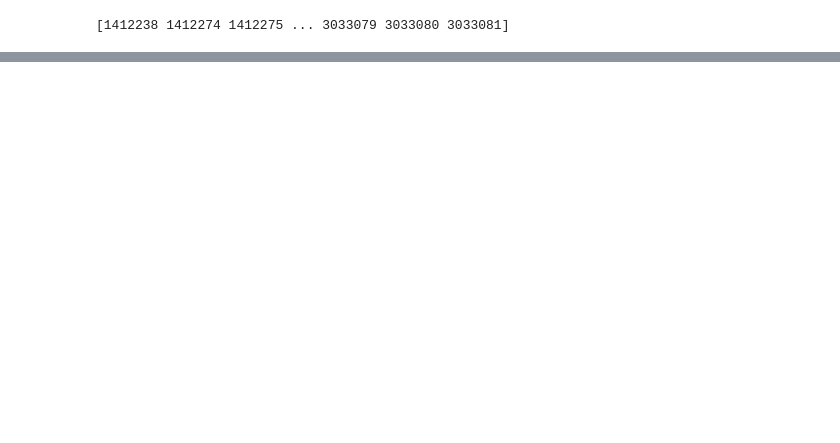
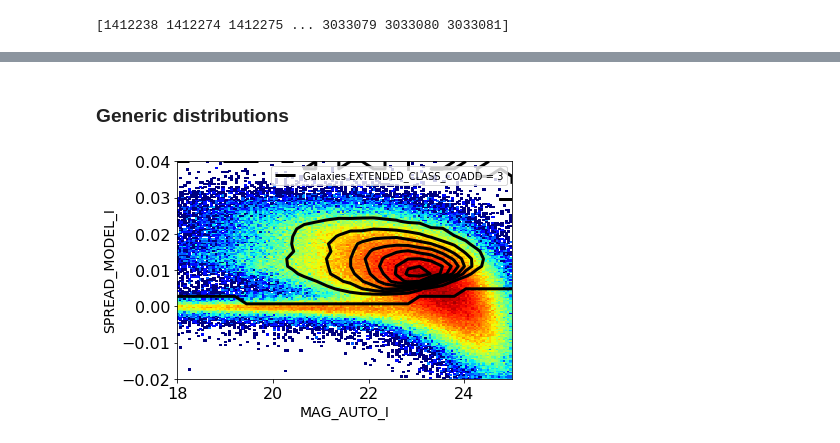
Before and after one commit to nsevilla/y3gold-paper, a Jupyter notebook: y3gold_classification.ipynb, the cells around one changed output, grey strips where cells are left out. Drawn from its saved outputs; the diff is of its cells as text; code cells hidden in the pictures; blank space fills up the shorter version.

```diff
--- a/y3gold_classification.ipynb
+++ b/y3gold_classification.ipynb
@@ -88,0 +89,47 @@ plt.savefig(figsdir+'y3gold_stellar_distribution_sof0.png')
+# %% [markdown]
+### Generic distributions
+# %%
+# use a 0.1% sample from gold
+Y3_sample = fits.open(datadir+'sample_0.1_y3gold.fits',memmap=True)
+Y3_sample = Y3_sample[1].data
+nbins= 150
+nbins2d = [nbins,nbins]
+xmin = 18
+xmax = 25
+ymin = -0.02
+ymax = 0.04
+hrange = [[xmin,xmax],[ymin,ymax]]
+#mag_string = 'SOF_CM_MAG_I'
+#class_string = 'SOF_CM_T'
+#classerr_string = 'SOF_CM_T_ERR'
+#selection_1 = (Y3_sample['SOF_CM_T'] + 5. * Y3_sample['SOF_CM_T_ERR']) > 0.1
+#selection_2 = (Y3_sample['SOF_CM_T'] + 1. * Y3_sample['SOF_CM_T_ERR']) > 0.05
+#selection_3 = (Y3_sample['SOF_CM_T'] - 1. * Y3_sample['SOF_CM_T_ERR']) > 0.02
+mag_string = 'MAG_AUTO_I'
+class_string = 'SPREAD_MODEL_I'
+classerr_string = 'SPREADERR_MODEL_I'
+selection_1 = (Y3_sample['SPREAD_MODEL_I'] + 3. * Y3_sample['SPREADERR_MODEL_I']) > 0.005
+selection_2 = (Y3_sample['SPREAD_MODEL_I'] + 1. * Y3_sample['SPREADERR_MODEL_I']) > 0.003
+selection_3 = (Y3_sample['SPREAD_MODEL_I'] - 1. * Y3_sample['SPREADERR_MODEL_I']) > 0.002
+gal_selection = selection_1 & selection_2 & selection_3
+plt.clf()
+plt.xlabel(mag_string)
+plt.ylabel(class_string)#+'+2*'+classerr_string)
+plt.hist2d(Y3_sample[mag_string],Y3_sample[class_string],
+           bins=nbins2d,cmap='jet',norm=matplotlib.colors.LogNorm(),range=hrange)
+counts,xbins,ybins = np.histogram2d(Y3_sample[mag_string][gal_selection],
+                                    Y3_sample[class_string][gal_selection],
+                                    range=hrange,bins=[30,30])#,normed=matplotlib.colors.LogNorm())
+#data = [Y3_sample[mag_string][gal_selection],Y3_sample[class_string][gal_selection]+2*Y3_sample[classerr_string][gal_selection]]
+#data = np.asarray(data).T
+#k = kde.gaussian_kde(data)
+#xi, yi = np.mgrid[xmin:xmax:20*1j,ymin:ymax:20*1j]
+#zi = k(np.vstack([xi.flatten(), yi.flatten()]))
+#plt.contour(xi, yi, zi.reshape(xi.shape))
+cntr1 = plt.contour(counts.transpose(),extent=[xmin,xmax,ymin,ymax],
+            colors='black',linestyles='solid',levels=7)
+h1,_ = cntr1.legend_elements()
+plt.legend([h1[0]], ['Galaxies EXTENDED_CLASS_COADD = 3'])
+plt.savefig(figsdir+'y3gold_spread_model.png')
+# %% [output]
+[figure, added]
```
Also changed, not shown: parts of 5 cells of this notebook.
